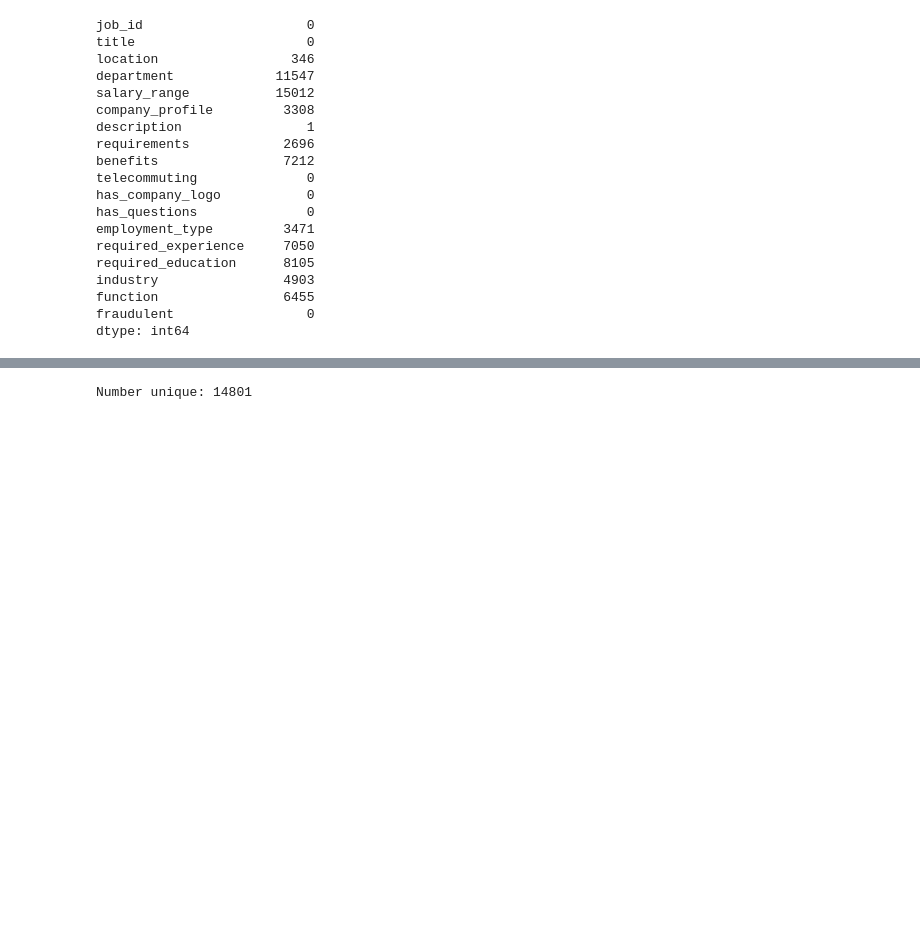
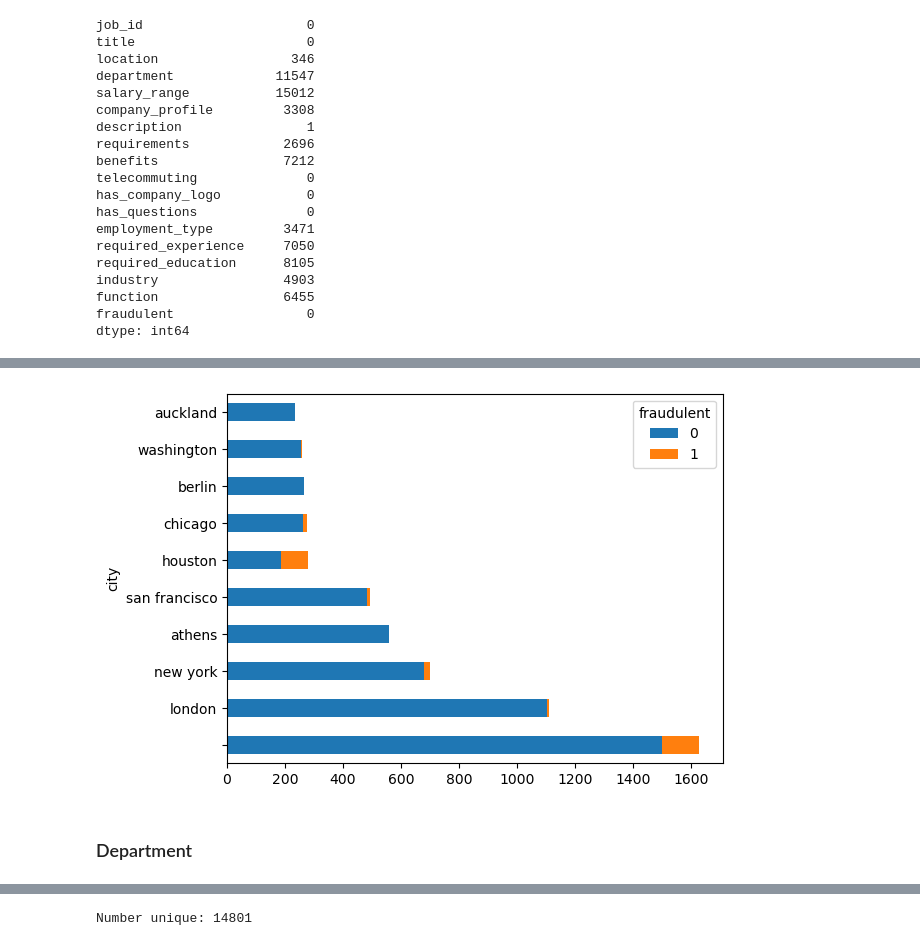
Before and after one commit to jebamania/group-project-2, a Jupyter notebook: Data Extract, Clean, Transform.ipynb, the cells around one changed output, grey strips where cells are left out. Cells and saved outputs as stored; diff of their text form; code cells hidden in the pictures; blank space fills up the shorter version.

```diff
--- a/Data Extract, Clean, Transform.ipynb
+++ b/Data Extract, Clean, Transform.ipynb
@@ -103,0 +161,6 @@ Number unique: 3105
+# %%
+plot_col_fraudulent(expand_location_df, "city")
+# %% [output]
+[figure, added]
+# %% [markdown]
+### Department
```
Also changed, not shown: parts of 37 cells of this notebook, 2 other files.
